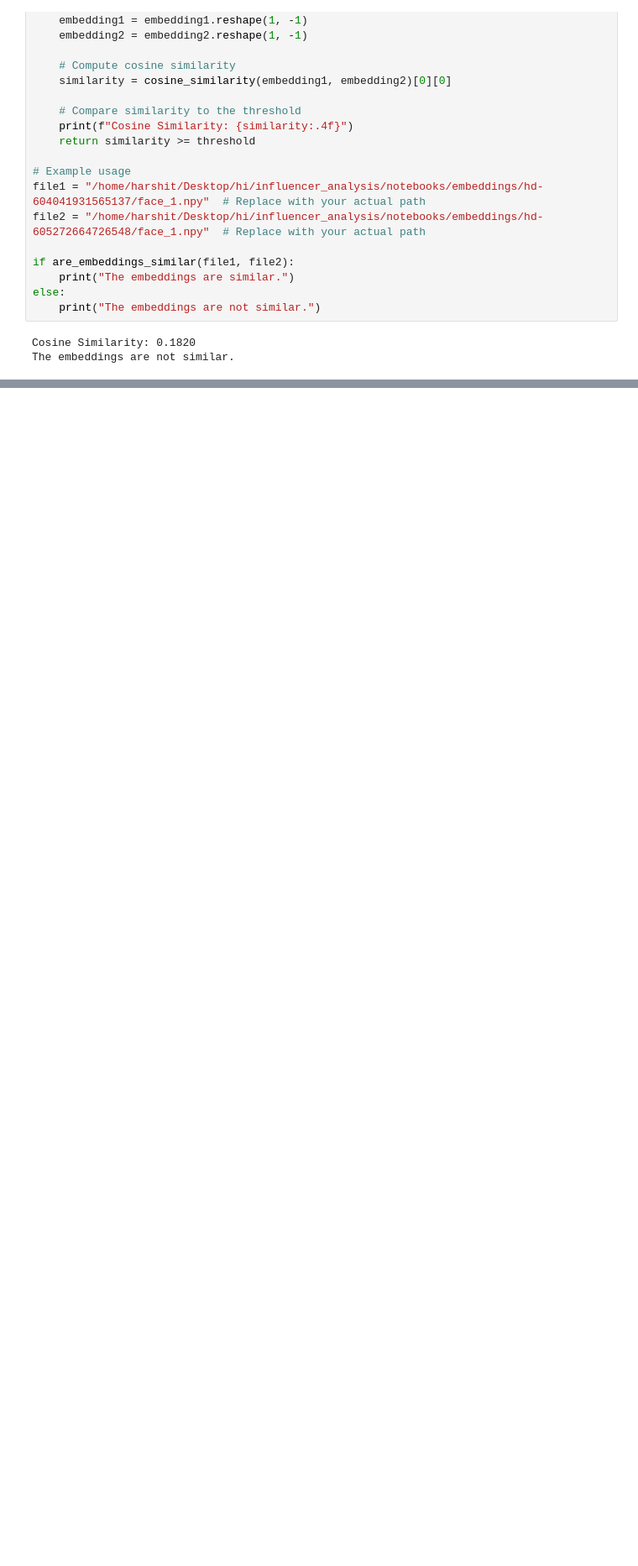
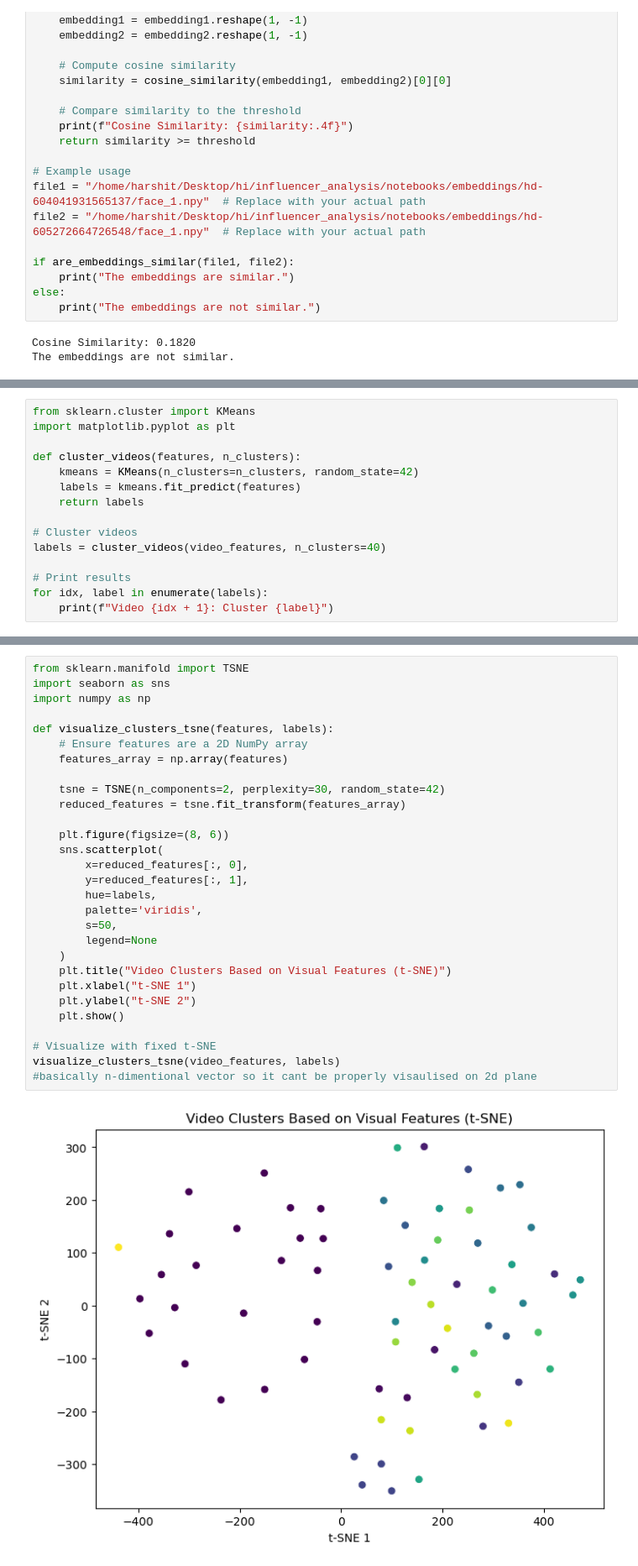
Before and after one commit to Yashwanth12321/Influencer-anaysis, a Jupyter notebook: notebooks/hi.ipynb, the cells around one changed output, grey strips where cells are left out. Shown at 84% size. Drawn from its saved outputs; the diff is of its cells as text; blank space fills up the shorter version.

```diff
--- a/notebooks/hi.ipynb
+++ b/notebooks/hi.ipynb
@@ -376,0 +512,15 @@ The embeddings are not similar.
+# %%
+from sklearn.cluster import KMeans
+import matplotlib.pyplot as plt
+
+def cluster_videos(features, n_clusters):
+    kmeans = KMeans(n_clusters=n_clusters, random_state=42)
+    labels = kmeans.fit_predict(features)
+    return labels
+
+# Cluster videos
+labels = cluster_videos(video_features, n_clusters=40)
+
+# Print results
+for idx, label in enumerate(labels):
+    print(f"Video {idx + 1}: Cluster {label}")
@@ -376,0 +545,31 @@ The embeddings are not similar.
+# %%
+from sklearn.manifold import TSNE
+import seaborn as sns
+import numpy as np
+
+def visualize_clusters_tsne(features, labels):
+    # Ensure features are a 2D NumPy array
+    features_array = np.array(features)
+
+    tsne = TSNE(n_components=2, perplexity=30, random_state=42)
+    reduced_features = tsne.fit_transform(features_array)
+
+    plt.figure(figsize=(8, 6))
+    sns.scatterplot(
+        x=reduced_features[:, 0],
+        y=reduced_features[:, 1],
+        hue=labels,
+        palette='viridis',
+        s=50,
+        legend=None
+    )
+    plt.title("Video Clusters Based on Visual Features (t-SNE)")
+    plt.xlabel("t-SNE 1")
+    plt.ylabel("t-SNE 2")
+    plt.show()
+
+# Visualize with fixed t-SNE
+visualize_clusters_tsne(video_features, labels)
+#basically n-dimentional vector so it cant be properly visaulised on 2d plane
+# %% [output]
+[figure, added]
```
Also changed, not shown: parts of 10 cells of this notebook, 11 other files.
